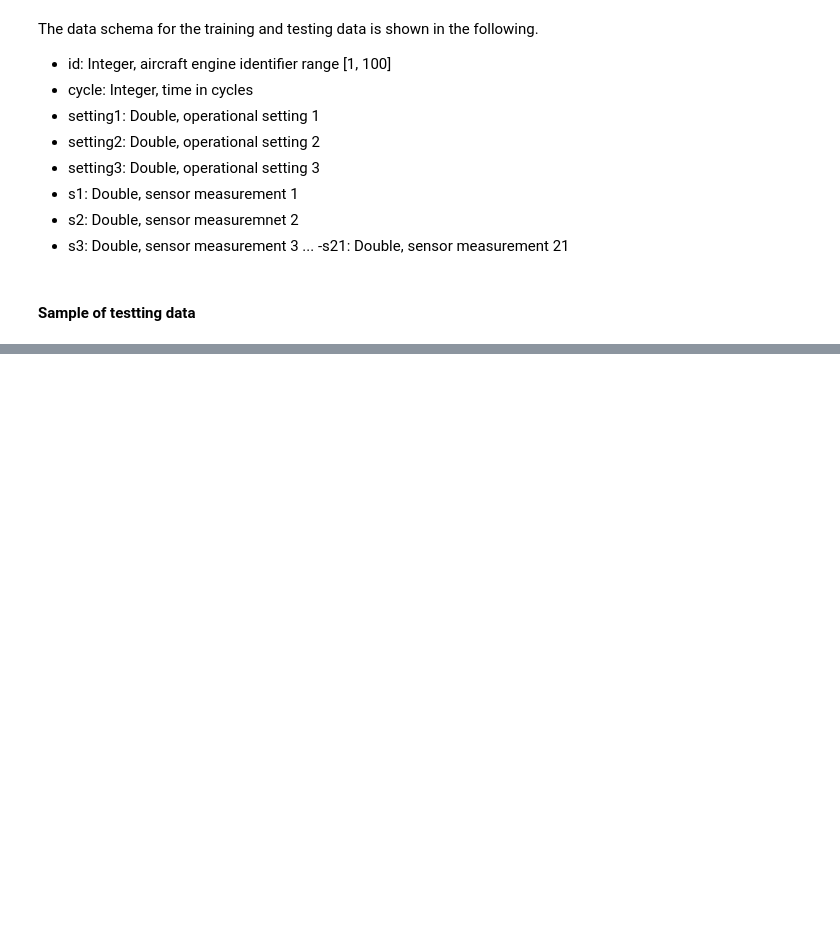
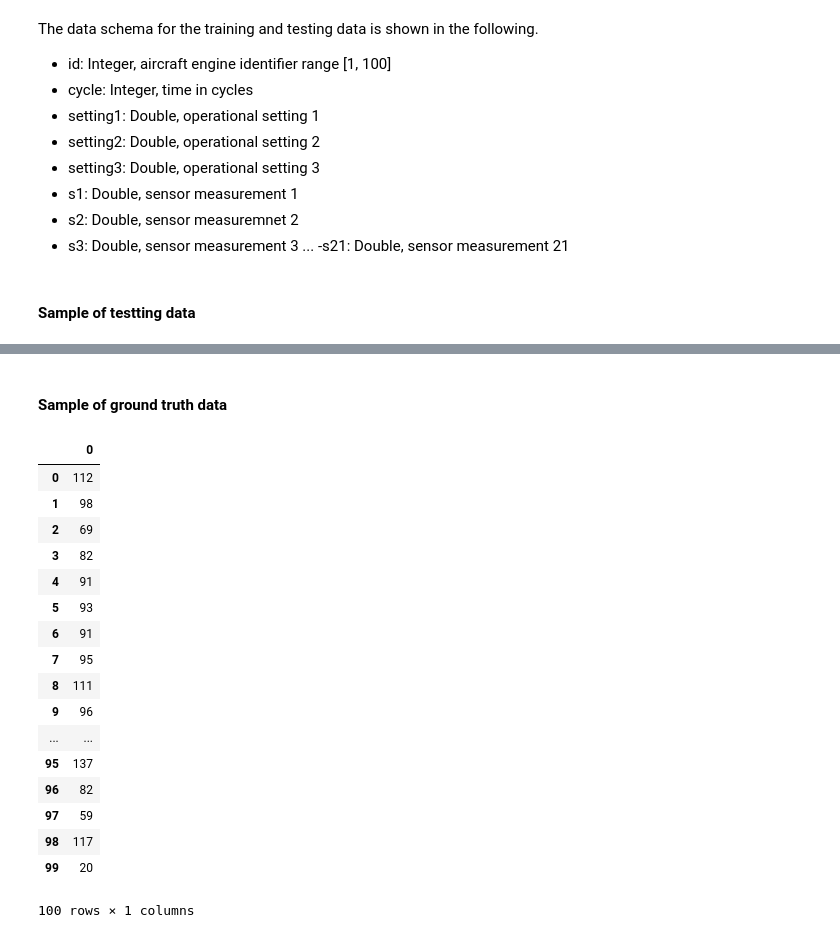
Before and after one commit to quanap5/ColabNote2, a Jupyter notebook: PreparationData.ipynb, the cells around one changed output, grey strips where cells are left out. Cells and saved outputs as stored; diff of their text form; code cells hidden in the pictures; blank space fills up the shorter version.

```diff
--- a/PreparationData.ipynb
+++ b/PreparationData.ipynb
@@ -75,0 +114,23 @@ test_df.head(1000)
+# %% [markdown]
+#### Sample of ground truth data
+# %%
+truth_df.head(100)
+# %% [output]
+|  | 0 |
+| 0 | 112 |
+| 1 | 98 |
+| 2 | 69 |
+| 3 | 82 |
+| 4 | 91 |
+| 5 | 93 |
+| 6 | 91 |
+| 7 | 95 |
+| 8 | 111 |
+| 9 | 96 |
+| ... | ... |
+| 95 | 137 |
+| 96 | 82 |
+| 97 | 59 |
+| 98 | 117 |
+| 99 | 20 |
+100 rows × 1 columns
```
Also changed, not shown: parts of 2 cells of this notebook.
